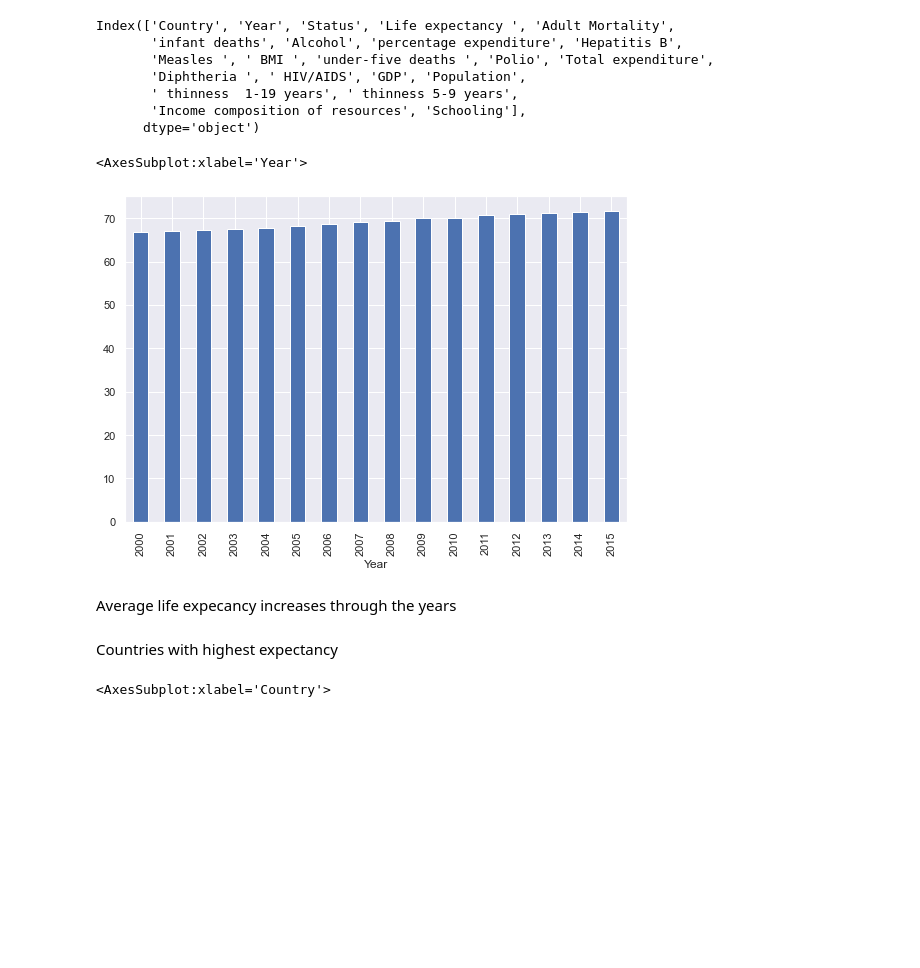
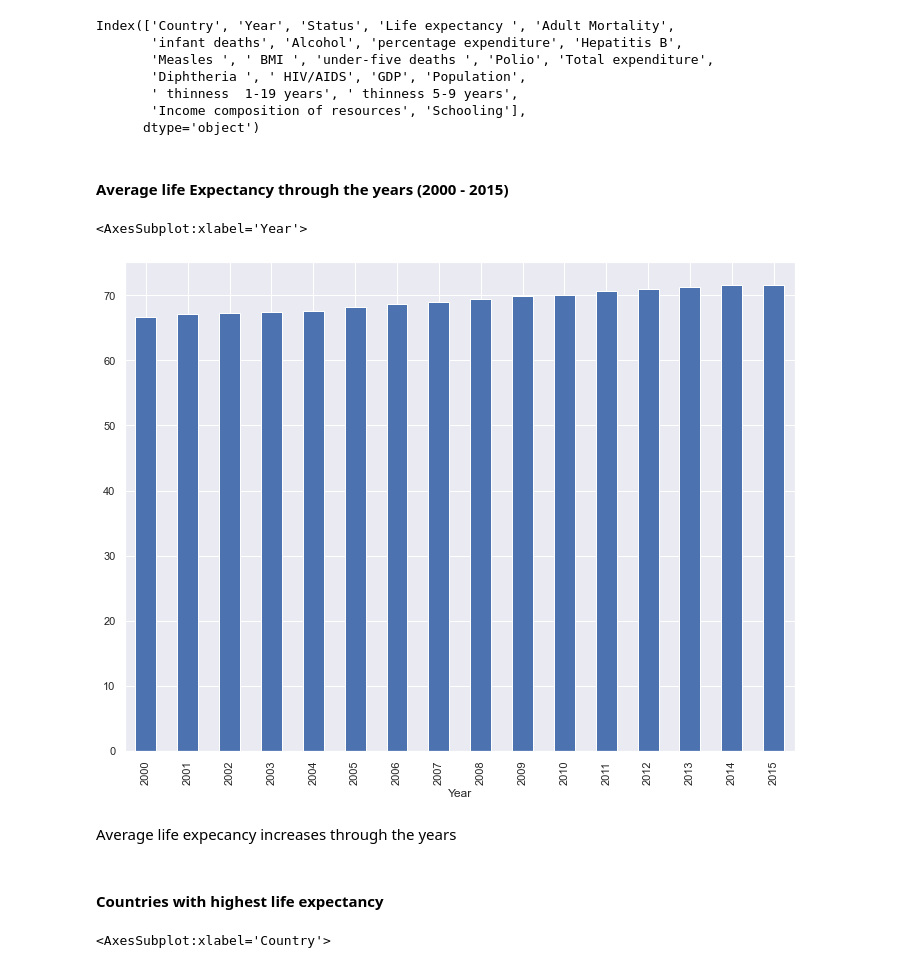
Before and after one commit to apache-21/Statistical_Analysis_factors_affecting_life_expectancy, a Jupyter notebook: exploratory_analysis/LIFE EXPECTANCY.ipynb, the cells around one changed output. Drawn from its saved outputs; the diff is of its cells as text; code cells hidden in the pictures; blank space fills up the shorter version.

```diff
--- a/exploratory_analysis/LIFE EXPECTANCY.ipynb
+++ b/exploratory_analysis/LIFE EXPECTANCY.ipynb
@@ -127,16 +127,18 @@ Index(['Country', 'Year', 'Status', 'Life expectancy ', 'Adult Mortality',
 #Remove whitespace in the columns name
 for col in df.columns:
     df.rename(columns={col:col.strip()}, inplace=True)
+# %% [markdown]
+#### Average life Expectancy through the years (2000 - 2015)
 # %%
-plt.figure(figsize=(9,6))
+sns.set(rc={'figure.figsize':(12,9)})
 df.groupby('Year')['Life expectancy'].mean().plot.bar()
 # %% [output]
 <AxesSubplot:xlabel='Year'>
-[figure, old version]
+[figure, new version]
 # %% [markdown]
 Average life expecancy increases through the years
 # %% [markdown]
-Countries with highest expectancy
+#### Countries with highest life expectancy
 # %%
 df.groupby('Country')['Life expectancy'].mean().sort_values(ascending=False).head(10).plot.bar()
 # %% [output]
```
Also changed, not shown: parts of 35 cells of this notebook.
